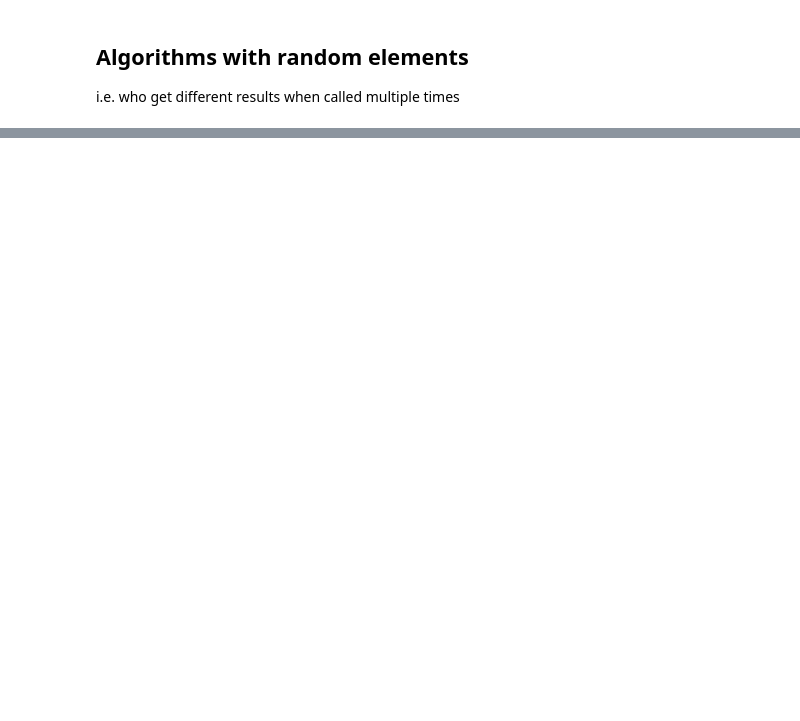
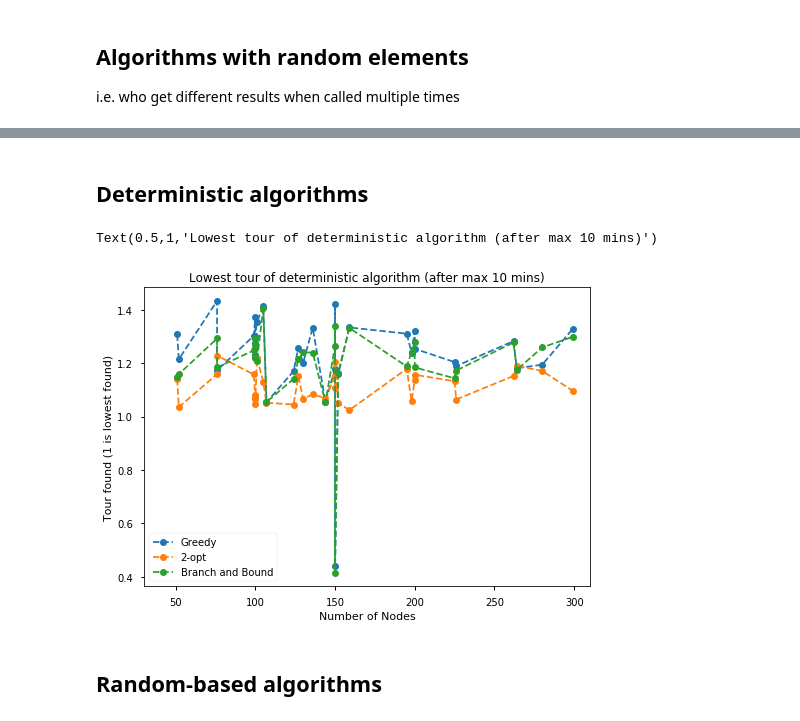
Before and after one commit to FabianWalocha/TSProject, a Jupyter notebook: benchmarking/Benchmarking.ipynb, the cells around one changed output, grey strips where cells are left out. Saved outputs shown, nothing was run; the diff lists cells and outputs as text; code cells hidden in the pictures; blank space fills up the shorter version.

```diff
--- a/benchmarking/Benchmarking.ipynb
+++ b/benchmarking/Benchmarking.ipynb
@@ -404,0 +399,26 @@ fileObject.close()
+# %%
+lowestVals = [x[1] for x in files]
+argSortNodes = np.argsort([len(pd.read_excel(datasets,x[0],header=None)) for x in files])
+sortNodes = np.sort([len(pd.read_excel(datasets,x[0],header=None)) for x in files])
+# %% [markdown]
+## Deterministic algorithms
+# %%
+fileObject = open('../results/resDeterministic_2018-12-05_07-29-39', 'rb')
+r1 = pickle.load(fileObject)
+fileObject = open('../results/resDeterministic_2018-12-07_15-36-17', 'rb')
+r2 = pickle.load(fileObject)
+r = r1.merge(r2,on='Dataset')
+res = np.transpose(np.transpose(r.iloc[:,1:])/np.array(lowestVals))
+res_si = res.drop(columns=['DynamicProgramming','BnB-binary','DivideAndConquer']).reindex(argSortNodes)
+# %%
+plt.plot(sortNodes,res_si,'--o')
+plt.xlim(30,310)
+plt.legend(['Greedy', '2-opt', 'Branch and Bound'])
+plt.xlabel('Number of Nodes')
+plt.ylabel('Tour found (1 is lowest found)')
+plt.title('Lowest tour of deterministic algorithm (after max 10 mins)')
+# %% [output]
+Text(0.5,1,'Lowest tour of deterministic algorithm (after max 10 mins)')
+[figure, added]
+# %% [markdown]
+## Random-based algorithms
```
Also changed, not shown: parts of 14 cells of this notebook, 5 other files.
